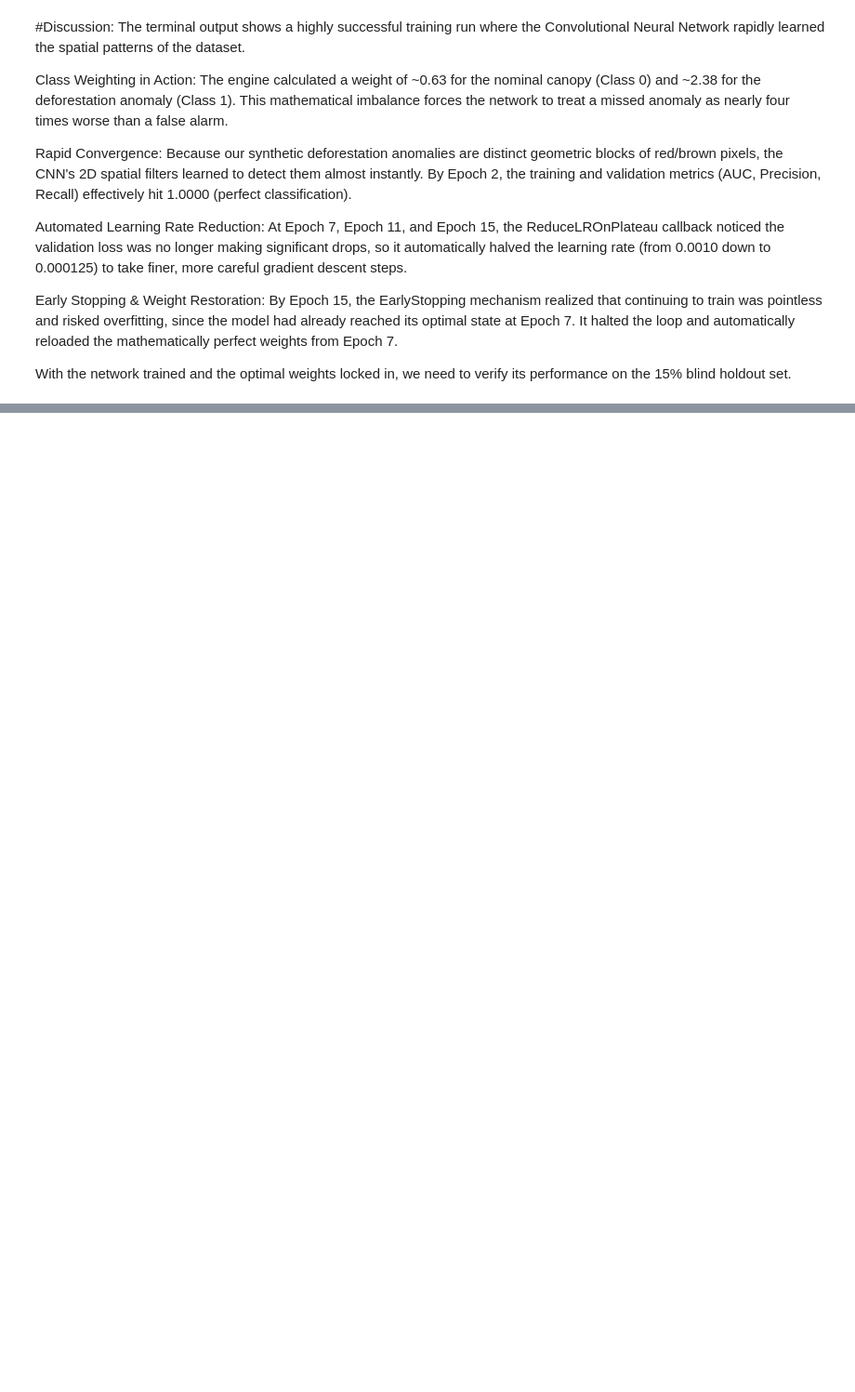
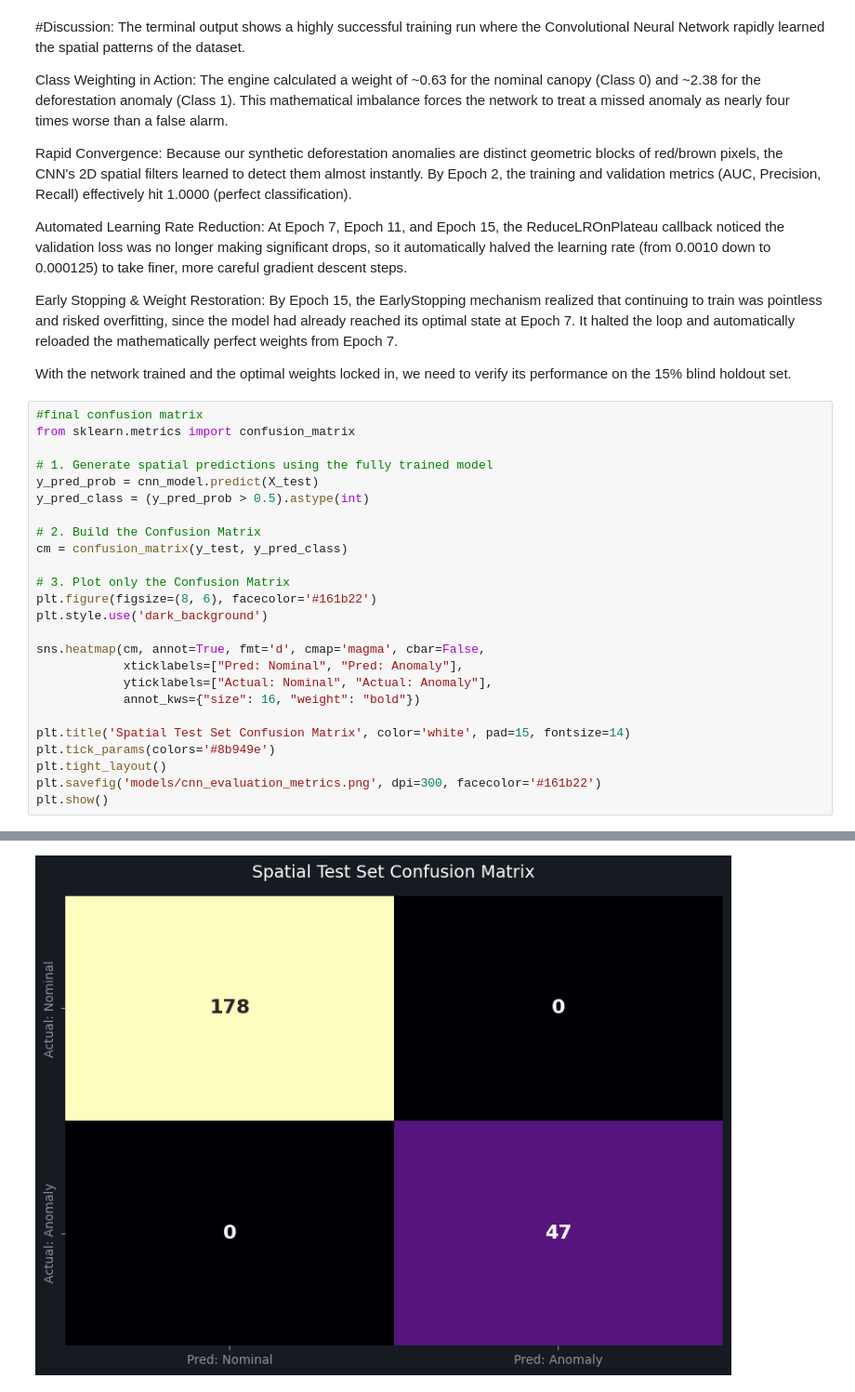
Before and after one commit to sultanjacob/Applied-Machine-Learning, a Jupyter notebook: 14_Deep_Learning/02_CNN_Satellite_Vision.ipynb, the cells around one changed output, grey strips where cells are left out. Shown at 93% size. Cells and saved outputs as stored; diff of their text form; blank space fills up the shorter version.

Commit message:
Final Spatial Evaluation & Matrix Analysis

```diff
--- a/14_Deep_Learning/02_CNN_Satellite_Vision.ipynb
+++ b/14_Deep_Learning/02_CNN_Satellite_Vision.ipynb
@@ -320,3 +320,29 @@ Automated Learning Rate Reduction: At Epoch 7, Epoch 11, and Epoch 15, the Reduc
 Early Stopping & Weight Restoration: By Epoch 15, the EarlyStopping mechanism realized that continuing to train was pointless and risked overfitting, since the model had already reached its optimal state at Epoch 7. It halted the loop and automatically reloaded the mathematically perfect weights from Epoch 7.
 
 With the network trained and the optimal weights locked in, we need to verify its performance on the 15% blind holdout set.
+# %%
+#final confusion matrix
+from sklearn.metrics import confusion_matrix
+
+# 1. Generate spatial predictions using the fully trained model
+y_pred_prob = cnn_model.predict(X_test)
+y_pred_class = (y_pred_prob > 0.5).astype(int)
+
+# 2. Build the Confusion Matrix
+cm = confusion_matrix(y_test, y_pred_class)
+
+# 3. Plot only the Confusion Matrix
+plt.figure(figsize=(8, 6), facecolor='#161b22')
+plt.style.use('dark_background')
+
+sns.heatmap(cm, annot=True, fmt='d', cmap='magma', cbar=False,
+            xticklabels=["Pred: Nominal", "Pred: Anomaly"],
+            yticklabels=["Actual: Nominal", "Actual: Anomaly"],
+            annot_kws={"size": 16, "weight": "bold"})
+
+plt.title('Spatial Test Set Confusion Matrix', color='white', pad=15, fontsize=14)
+plt.tick_params(colors='#8b949e')
+plt.tight_layout()
+plt.savefig('models/cnn_evaluation_metrics.png', dpi=300, facecolor='#161b22')
+plt.show()
+# %% [output]
@@ -322,0 +350 @@ With the network trained and the optimal weights locked in, we need to verify it
+[figure, added]
```
Also changed, not shown: parts of 5 cells of this notebook.
